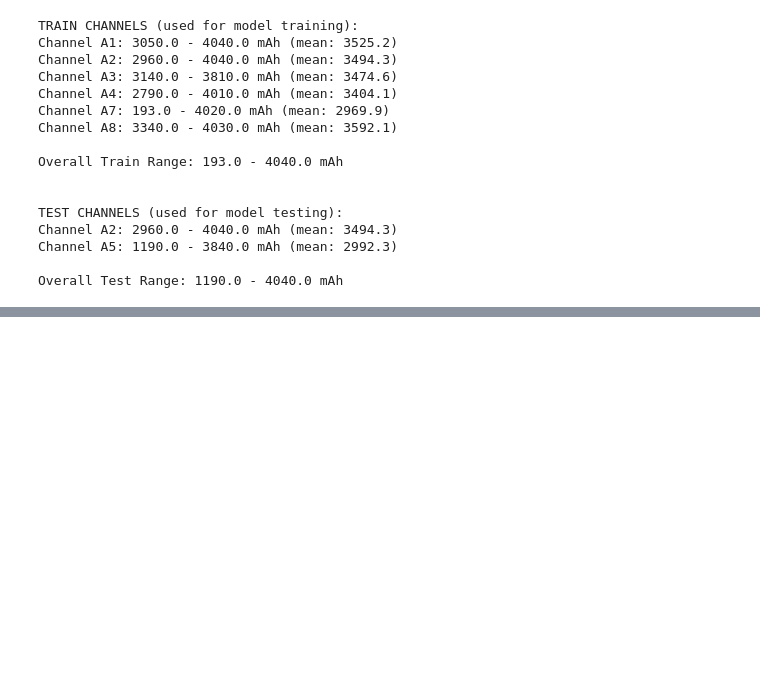
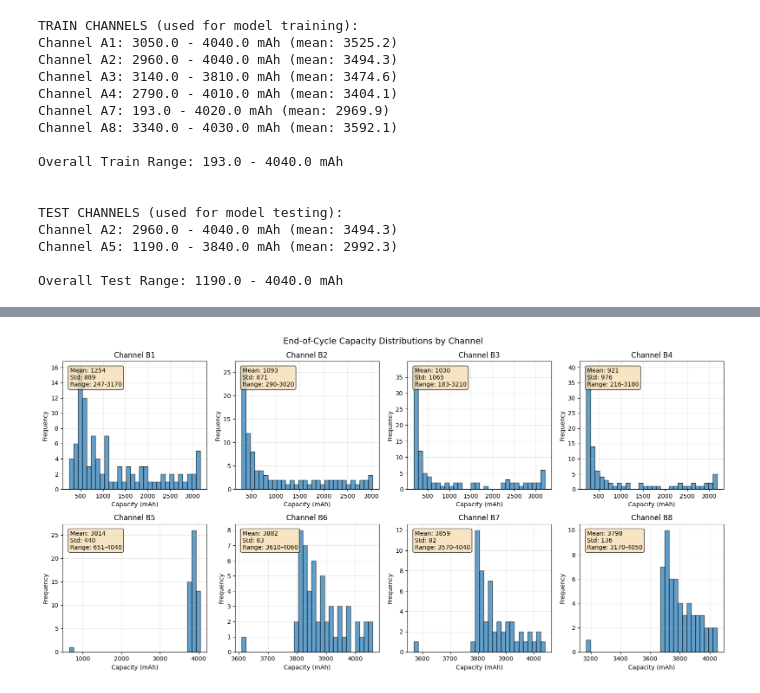
Before and after one commit to NithinJakrebet/eis-ml, a Jupyter notebook: notebooks/data_exploration/capacity.ipynb, the cells around one changed output, grey strips where cells are left out. Saved outputs shown, nothing was run; the diff lists cells and outputs as text; code cells hidden in the pictures; blank space fills up the shorter version.

```diff
--- a/notebooks/data_exploration/capacity.ipynb
+++ b/notebooks/data_exploration/capacity.ipynb
@@ -130,0 +140,14 @@ Overall Test Range: 1190.0 - 4040.0 mAh
+# %%
+# Extract end-of-cycle capacity for each channel (matching model pipeline behavior)
+end_of_cycle_capacities = {}
+
+for channel, df in all_channels_data.items():
+    # Group by cycle and take the last capacity value for each cycle
+    cycle_end_capacities = df.groupby('cycle number')['Capacity/mA.h'].last()
+    end_of_cycle_capacities[channel] = cycle_end_capacities
+
+    print(f"\nChannel {channel} - End-of-cycle capacity stats:")
+    print(f"  Cycles: {len(cycle_end_capacities)}")
+    print(f"  Range: {cycle_end_capacities.min():.1f} - {cycle_end_capacities.max():.1f} mAh")
+    print(f"  Mean: {cycle_end_capacities.mean():.1f} mAh")
+    print(f"  Std: {cycle_end_capacities.std():.1f} mAh")
@@ -130,0 +172,29 @@ Overall Test Range: 1190.0 - 4040.0 mAh
+# %%
+# Visualize end-of-cycle capacity distributions
+fig, axes = plt.subplots(2, 4, figsize=(16, 8))
+fig.suptitle('End-of-Cycle Capacity Distributions by Channel', fontsize=14)
+
+for i, (channel, capacities) in enumerate(end_of_cycle_capacities.items()):
+    row = i // 4
+    col = i % 4
+    ax = axes[row, col]
+
+    if capacities is not None and len(capacities) > 0:
+        ax.hist(capacities, bins=30, alpha=0.7, edgecolor='black')
+        ax.set_title(f'Channel {channel}')
+        ax.set_xlabel('Capacity (mAh)')
+        ax.set_ylabel('Frequency')
+        ax.grid(True, alpha=0.3)
+
+        # Add stats text
+        stats_text = f'Mean: {capacities.mean():.0f}\nStd: {capacities.std():.0f}\nRange: {capacities.min():.0f}-{capacities.max():.0f}'
+        ax.text(0.05, 0.95, stats_text, transform=ax.transAxes,
+                verticalalignment='top', bbox=dict(boxstyle='round', facecolor='wheat', alpha=0.8))
+    else:
+        ax.text(0.5, 0.5, 'No data', ha='center', va='center', transform=ax.transAxes)
+        ax.set_title(f'Channel {channel}')
+
+plt.tight_layout()
+plt.show()
+# %% [output]
+[figure, added]
```
Also changed, not shown: parts of 3 cells of this notebook, 34 other files.
